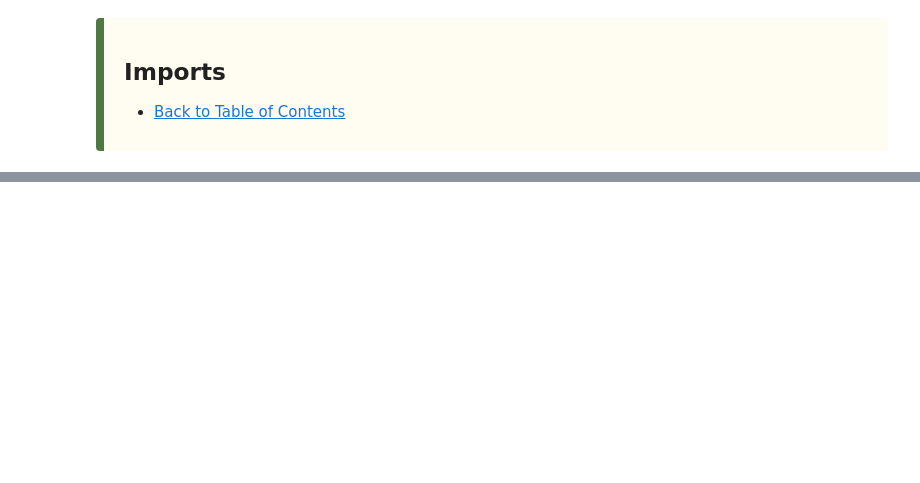
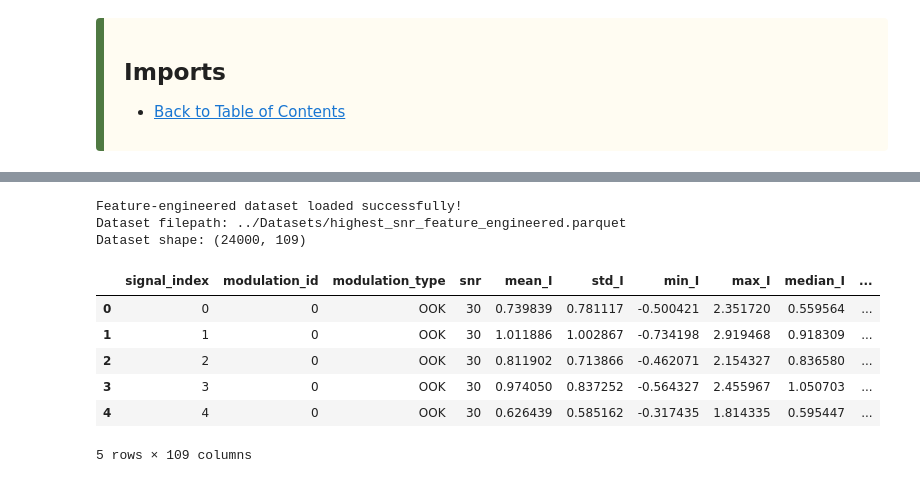
Before and after one commit to Jared-Wood135/EthicalHacking-AI-and-RadioFrequencies, a Jupyter notebook: Code/highest_snr_feature_engineering_modeling.ipynb, the cells around one changed output, grey strips where cells are left out. Drawn from its saved outputs; the diff is of its cells as text; code cells hidden in the pictures; blank space fills up the shorter version.

```diff
--- a/Code/highest_snr_feature_engineering_modeling.ipynb
+++ b/Code/highest_snr_feature_engineering_modeling.ipynb
@@ -46,0 +176,18 @@
+# %%
+# Load the feature-engineered tabular dataset
+df_features = m.load_feature_engineered_dataset(
+    feature_dataset_filepath=m.FEATURE_ENGINEERED_DATASET_PARQUET
+)
+
+df_features.head()
+# %% [output]
+Feature-engineered dataset loaded successfully!
+Dataset filepath: ../Datasets/highest_snr_feature_engineered.parquet
+Dataset shape: (24000, 109)
+|  | signal_index | modulation_id | modulation_type | snr | mean_I | std_I | min_I | max_I | median_I | ... |
+| 0 | 0 | 0 | OOK | 30 | 0.739839 | 0.781117 | -0.500421 | 2.351720 | 0.559564 | ... |
+| 1 | 1 | 0 | OOK | 30 | 1.011886 | 1.002867 | -0.734198 | 2.919468 | 0.918309 | ... |
+| 2 | 2 | 0 | OOK | 30 | 0.811902 | 0.713866 | -0.462071 | 2.154327 | 0.836580 | ... |
+| 3 | 3 | 0 | OOK | 30 | 0.974050 | 0.837252 | -0.564327 | 2.455967 | 1.050703 | ... |
+| 4 | 4 | 0 | OOK | 30 | 0.626439 | 0.585162 | -0.317435 | 1.814335 | 0.595447 | ... |
+5 rows × 109 columns
```
Also changed, not shown: parts of 28 cells of this notebook, 1 other file.
